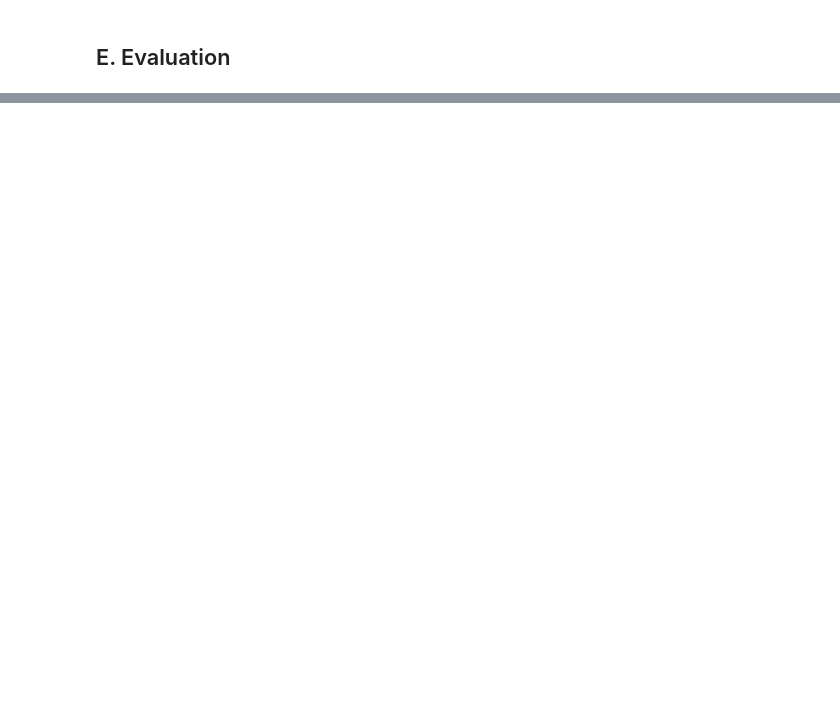
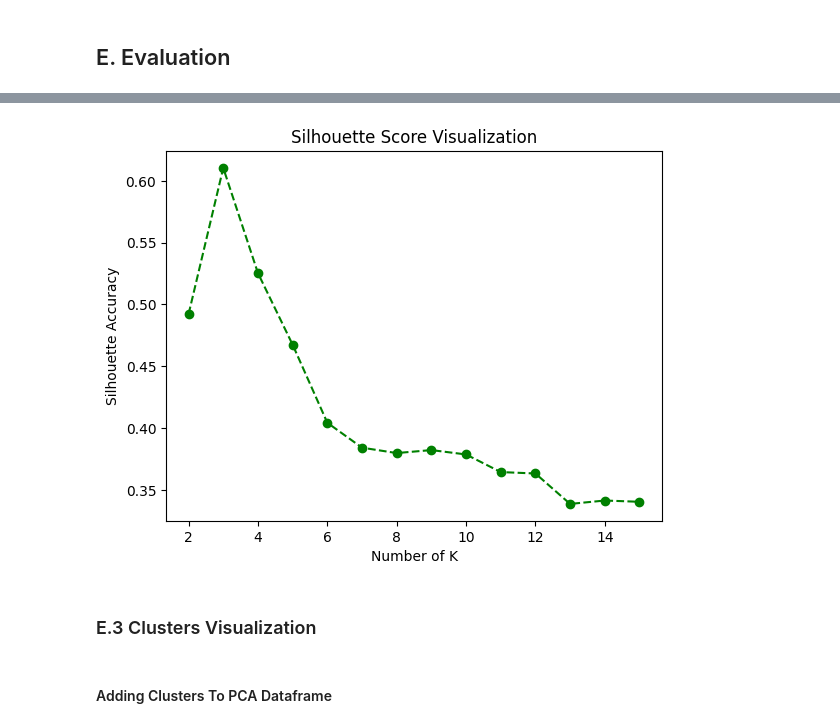
Before and after one commit to HablSank/1Day-1Dataset_MachineLearningProject, a Jupyter notebook: Day-11/K-Means (Customer Credit Card)/customercreditcard.ipynb, the cells around one changed output, grey strips where cells are left out. Saved outputs shown, nothing was run; the diff lists cells and outputs as text; code cells hidden in the pictures; blank space fills up the shorter version.

Commit message:
Day - 11 (K-Means Clustering) Done

```diff
--- a/Day-11/K-Means (Customer Credit Card)/customercreditcard.ipynb
+++ b/Day-11/K-Means (Customer Credit Card)/customercreditcard.ipynb
@@ -371,0 +372,24 @@ elbow_method(df_pca, 15)
+# %%
+def calc_sscore(df, k):
+    clusters, centroids = kmeans_plusplus(df, k)
+    sscore = []
+
+    for i in range(len(df)):
+        ci = clusters[i]
+
+        samecp = df[clusters == ci].to_numpy()
+        ai = np.mean(np.linalg.norm(samecp - df.iloc[i].to_numpy(), axis = 1))
+
+        distance_to_otherc = []
+        for j in range(k):
+            if j != ci:
+                othercp = df[clusters == j].to_numpy()
+                bi_temp = np.mean(np.linalg.norm(othercp - df.iloc[i].to_numpy(), axis = 1))
+                distance_to_otherc.append(bi_temp)
+
+        bi = np.min(distance_to_otherc)
+        sscore_i = (bi - ai) / max(ai, bi)
+        sscore.append(sscore_i)
+
+    avg_mean = np.mean(sscore)
+    return avg_mean
@@ -371,0 +402,20 @@ elbow_method(df_pca, 15)
+# %%
+def silhouette_score(df, maxk = 10):
+    sscore_values = []
+    for k in range(2, maxk + 1):
+        sscore = calc_sscore(df, k)
+        sscore_values.append(sscore)
+
+    plt.plot(range(2, maxk + 1), sscore_values, marker='o', linestyle='--', color='green')
+    plt.title("Silhouette Score Visualization")
+    plt.ylabel("Silhouette Accuracy")
+    plt.xlabel("Number of K")
+    plt.show()
+# %%
+silhouette_score(df_pca, 15)
+# %% [output]
+[figure, added]
+# %% [markdown]
+### E.3 Clusters Visualization
+# %% [markdown]
+#### Adding Clusters To PCA Dataframe
```
Also changed, not shown: parts of 25 cells of this notebook.
